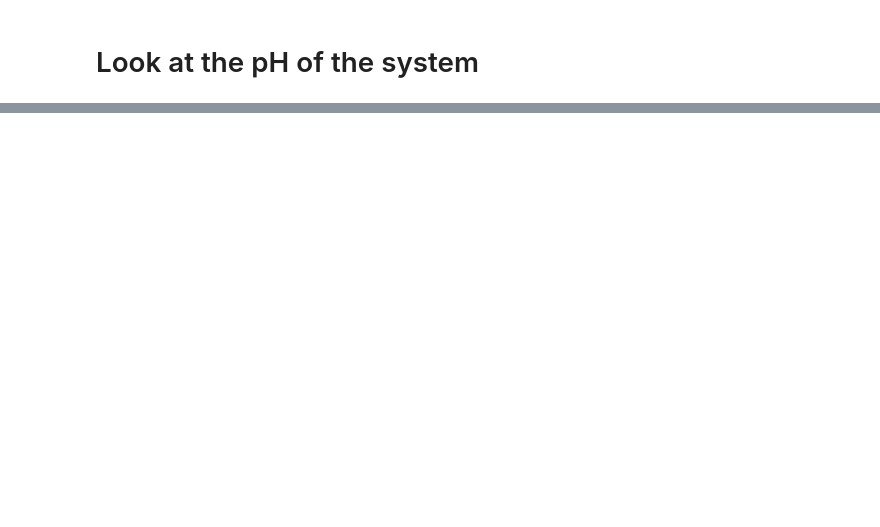
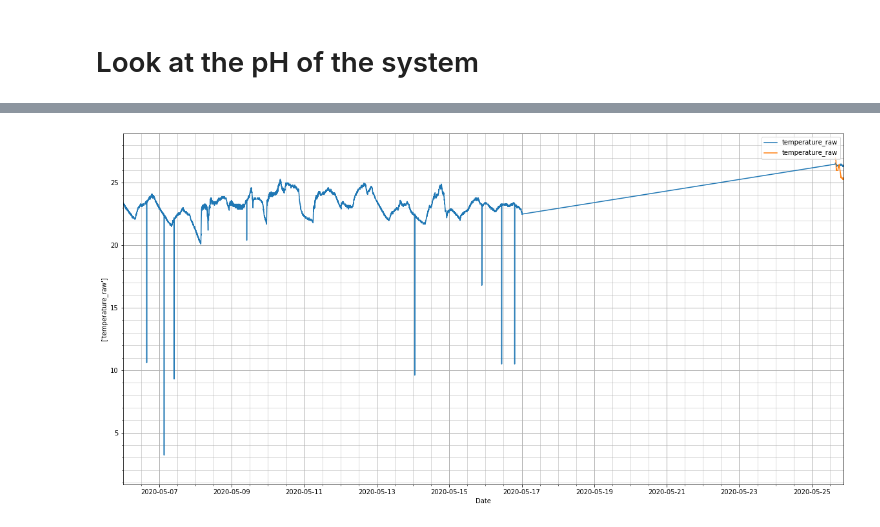
Before and after one commit to denck007/growControl, a Jupyter notebook: Analysis/plotPh.ipynb, the cells around one changed output, grey strips where cells are left out. Cells and saved outputs as stored; diff of their text form; code cells hidden in the pictures; blank space fills up the shorter version.

```diff
--- a/Analysis/plotPh.ipynb
+++ b/Analysis/plotPh.ipynb
@@ -108,0 +116,41 @@ plt.show()
+# %%
+def plotData(dataFrames,listOfColumnsInDataFrames):
+
+
+    plt.rcParams["figure.figsize"] = (20,10)
+    fig, ax1 = plt.subplots()
+    ax1.set_xlabel("Date")
+
+    y_lim = None
+
+    for df,columns in zip(dataFrames,listOfColumnsInDataFrames):
+        ax1.set_ylabel(columns)
+        for column in columns:
+            ax1.plot(df["datetime_timezone"],df[column],label=column)
+            if y_lim is None:
+                y_lim = [df[column].min(),df[column].max()]
+            else:
+                y_lim[0] = min(y_lim[0],df[column].min())
+                y_lim[1] = min(y_lim[1],df[column].max())
+
+    datetime_minmax = [df_ph["datetime_timezone"].min(),df_ph["datetime_timezone"].max()]
+    plt.xlim(datetime_minmax)
+
+    delta = y_lim[1]-y_lim[0]
+    y_lim = [y_lim[0]-.1*delta,y_lim[1]+.1*delta]
+    plt.ylim(y_lim)
+
+    ax1.minorticks_on()
+    ax1.grid(True,which="major",linewidth=1)
+    ax1.grid(True,which="minor",linewidth=.5)
+
+
+    ax1.legend(loc="upper right")
+    plt.show()
+# %%
+humidity_temp_ambient = load_df("humidity_temp_ambient")
+humidity_temp_grow = load_df("humidity_temp_grow")
+
+plotData([humidity_temp_ambient,humidity_temp_grow],[["temperature_raw"],["temperature_raw"]])
+# %% [output]
+[figure, added]
```
Also changed, not shown: parts of 9 cells of this notebook.
